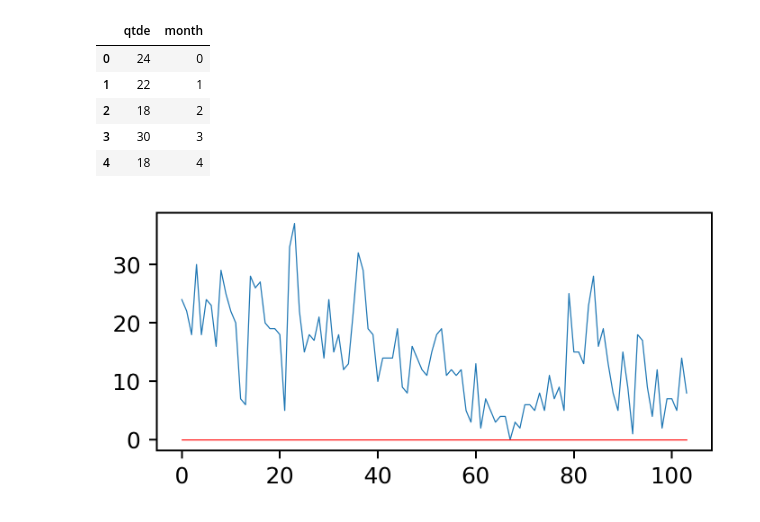
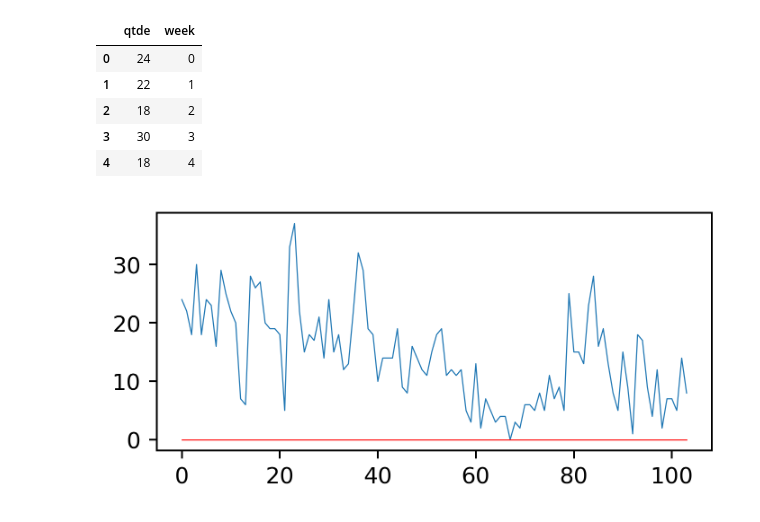
Before and after one commit to BobVitorBob/TOPS_Arima, a Jupyter notebook: visualize.ipynb, the cells around one changed output. Saved outputs shown, nothing was run; the diff lists cells and outputs as text; code cells hidden in the pictures.

```diff
--- a/visualize.ipynb
+++ b/visualize.ipynb
@@ -7,9 +27,9 @@ import numpy as np
 # %%
-series = pd.read_csv('./more_malwares/lago/data_two_years/malwares_Out_2019_to_Out_2021_training.csv')
-series.columns = ['qtde', 'month']
+series = pd.read_csv(f'./{n_malwares}/{provider}/{data_length}{series_goal}.csv')
+series.columns = [series.columns[0], 'week', *series.columns[2:]]
 series.head()
 # %% [output]
-|  | qtde | month |
+|  | qtde | week |
 | 0 | 24 | 0 |
 | 1 | 22 | 1 |
 | 2 | 18 | 2 |
```
Also changed, not shown: parts of 13 cells of this notebook.
